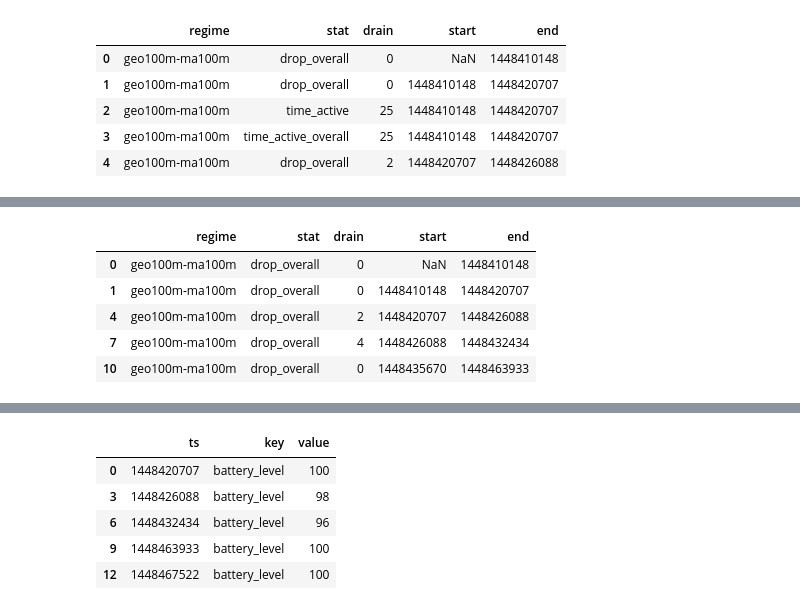
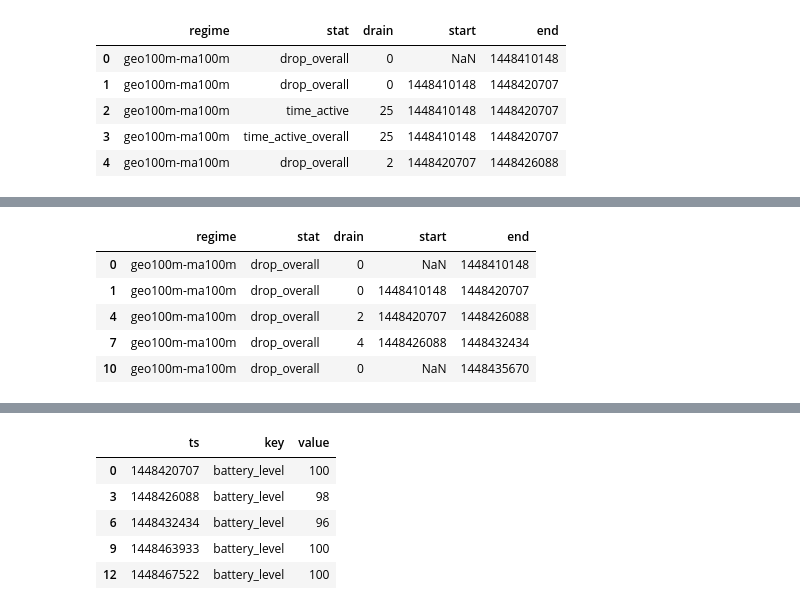
Before and after one commit to yw374cornell/data-collection-eval, a Jupyter notebook: analysis_dec_2015/conversion/Convert old manual iOS to new manual iOS.ipynb, the cells around one changed output, grey strips where cells are left out. Saved outputs shown, nothing was run; the diff lists cells and outputs as text; code cells hidden in the pictures.

```diff
--- a/analysis_dec_2015/conversion/Convert old manual iOS to new manual iOS.ipynb
+++ b/analysis_dec_2015/conversion/Convert old manual iOS to new manual iOS.ipynb
@@ -41,0 +34,4 @@ ios_1_df.head()
+# %%
+ios_1_df["start_fmt_time"] = ios_1_df.start.map(lambda(t): pydt.datetime.fromtimestamp(0) if math.isnan(t) else pydt.datetime.fromtimestamp(t))
+ios_1_df["end_fmt_time"] = ios_1_df.end.map(lambda(t): pydt.datetime.fromtimestamp(0) if math.isnan(t) else pydt.datetime.fromtimestamp(t))
+ios_1_df[ios_1_df.stat == "drop_overall"]
@@ -42,9 +56,10 @@ ios_1_df.head()
 # %%
-ios_1_df[ios_1_df.stat == "drop_overall"].head()
+ios_1_df_drop_overall = ios_1_df[ios_1_df.stat == "drop_overall"]
+ios_1_df_drop_overall.head()
 # %% [output]
 |  | regime | stat | drain | start | end |
 | 0 | geo100m-ma100m | drop_overall | 0 | NaN | 1448410148 |
 | 1 | geo100m-ma100m | drop_overall | 0 | 1448410148 | 1448420707 |
 | 4 | geo100m-ma100m | drop_overall | 2 | 1448420707 | 1448426088 |
 | 7 | geo100m-ma100m | drop_overall | 4 | 1448426088 | 1448432434 |
-| 10 | geo100m-ma100m | drop_overall | 0 | 1448435670 | 1448463933 |
+| 10 | geo100m-ma100m | drop_overall | 0 | NaN | 1448435670 |
```
Also changed, not shown: parts of 19 cells of this notebook, 9 other files.
